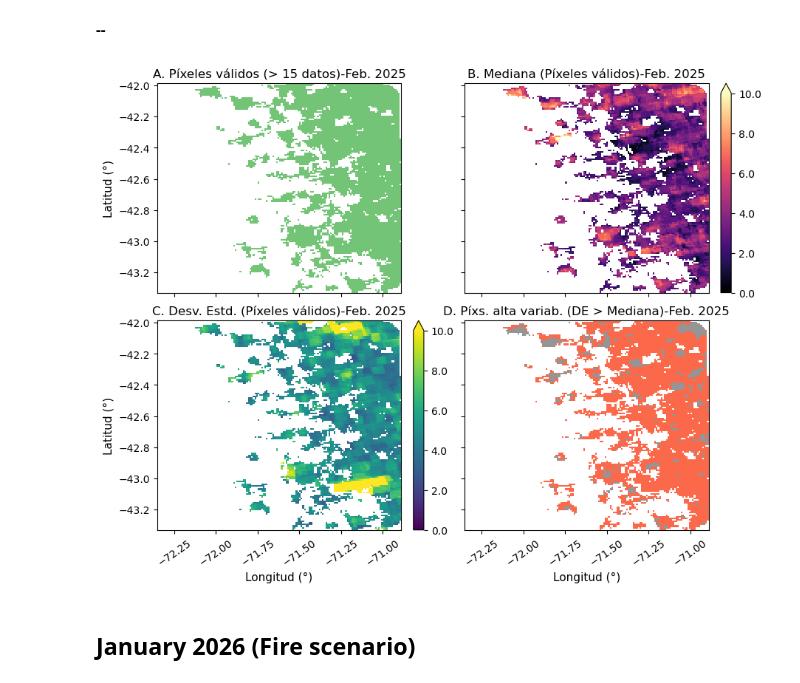
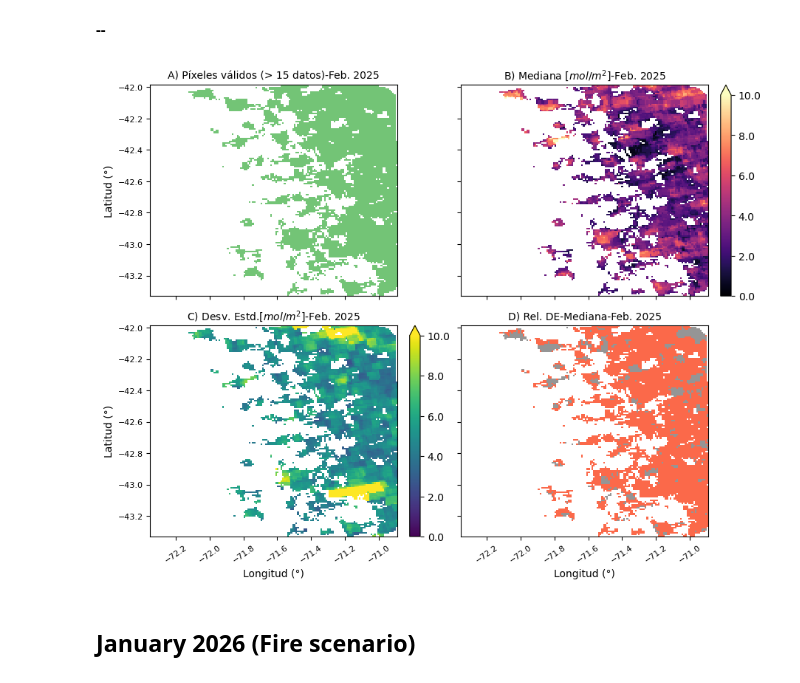
Before and after one commit to francobarrionuevoenv21/MAIE_devs_pub, a Jupyter notebook: Teledt_ambiental/TP5_NO2/TP5_NO2gee.ipynb, the cells around one changed output. Saved outputs shown, nothing was run; the diff lists cells and outputs as text; code cells hidden in the pictures.

```diff
--- a/Teledt_ambiental/TP5_NO2/TP5_NO2gee.ipynb
+++ b/Teledt_ambiental/TP5_NO2/TP5_NO2gee.ipynb
@@ -93,44 +98,48 @@ fig, ax = plt.subplots(2, 2, figsize=(9, 7),
 # Define a mask
 mask_01 = (ds_path03.band_data > 15)  # n count pixels greater than 15 (from 30)
 mask_0102 = (ds_path03.band_data > 15) & (ds_path01.band_data > 0)
 
 ## Pixels with > 15 valid data
 n_val_01 = xr.where(mask_01, 1, 0).where(mask_01)
 n_val_01.plot(ax=ax[0, 0], add_colorbar=False, cmap='Greens')
-ax[0, 0].set_title('A. Píxeles válidos (> 15 datos)-Feb. 2025')
-ax[0, 0].set_ylabel('Latitud (°)', size=11)
+ax[0, 0].set_title('A) Píxeles válidos (> 15 datos)-Feb. 2025', fontsize=10)
+ax[0, 0].set_ylabel('Latitud (°)', size=10)
 ax[0, 0].set_xlabel(None)
+#ax[0, 1].tick_params(axis='x', labelrotation=35, labelsize=8)
+ax[0, 0].tick_params(axis='y', labelsize=8)
 
 ## Median values for valid pixels
 med_val_01 = ds_path01.band_data.where(mask_0102)
 med_val_01.plot(ax=ax[0, 1], cmap='magma', vmin=0, vmax=10,
     cbar_kwargs={"label": None, "format": '%.1f'})
-ax[0, 1].set_title('B. Mediana (Píxeles válidos)-Feb. 2025')
+ax[0, 1].set_title('B) Mediana [$mol/m^{2}$]-Feb. 2025', fontsize=10)
 ax[0, 1].set_ylabel(None)
 ax[0, 1].set_xlabel(None)
 
 ##-
 std_val_01 = ds_path02.band_data.where(mask_0102)
 std_val_01.plot(ax=ax[1, 0], cmap='viridis', vmin=0, vmax=10,
     cbar_kwargs={"label": None, "format": '%.1f'})
-ax[1, 0].set_title('C. Desv. Estd. (Píxeles válidos)-Feb. 2025')
-ax[1, 0].set_ylabel('Latitud (°)', size=11)
-ax[1, 0].set_xlabel('Longitud (°)', size=11)
-ax[1, 0].tick_params(axis='x', labelrotation=35)
+ax[1, 0].set_title('C) Desv. Estd.[$mol/m^{2}$]-Feb. 2025', fontsize=10)
+ax[1, 0].set_ylabel('Latitud (°)', size=10)
+ax[1, 0].set_xlabel('Longitud (°)', size=10)
+ax[1, 0].tick_params(axis='x', labelrotation=35, labelsize=8)
+ax[1, 0].tick_params(axis='y', labelsize=8)
+
 ##-
 stdMed_val_01 = xr.where(std_val_01>med_val_01, 1, np.nan)
 n_val_01.plot(ax=ax[1, 1], add_colorbar=False, cmap='Grays') # add background layer for pixels with std < median
 stdMed_val_01.plot(ax=ax[1, 1], add_colorbar=False, cmap='Reds')
-ax[1, 1].set_title('D. Píxs. alta variab. (DE > Mediana)-Feb. 2025')
+ax[1, 1].set_title('D) Rel. DE-Mediana-Feb. 2025', fontsize=10)
 ax[1, 1].set_ylabel(None)
-ax[1, 1].set_xlabel('Longitud (°)', size=11)
-ax[1, 1].tick_params(axis='x', labelrotation=35)
+ax[1, 1].set_xlabel('Longitud (°)', size=10)
+ax[1, 1].tick_params(axis='x', labelrotation=35, labelsize=8)
 
 # NOTA
 # mediana > sd ==> poca variabilidad
 # mediana < sd ==> alta variabilidad
 # %% [output]
-[figure, old version]
+[figure, new version]
 # %% [markdown]
 ## January 2026 (Fire scenario)
 # %% [markdown]
```
Also changed, not shown: parts of 6 cells of this notebook, 17 other files.
